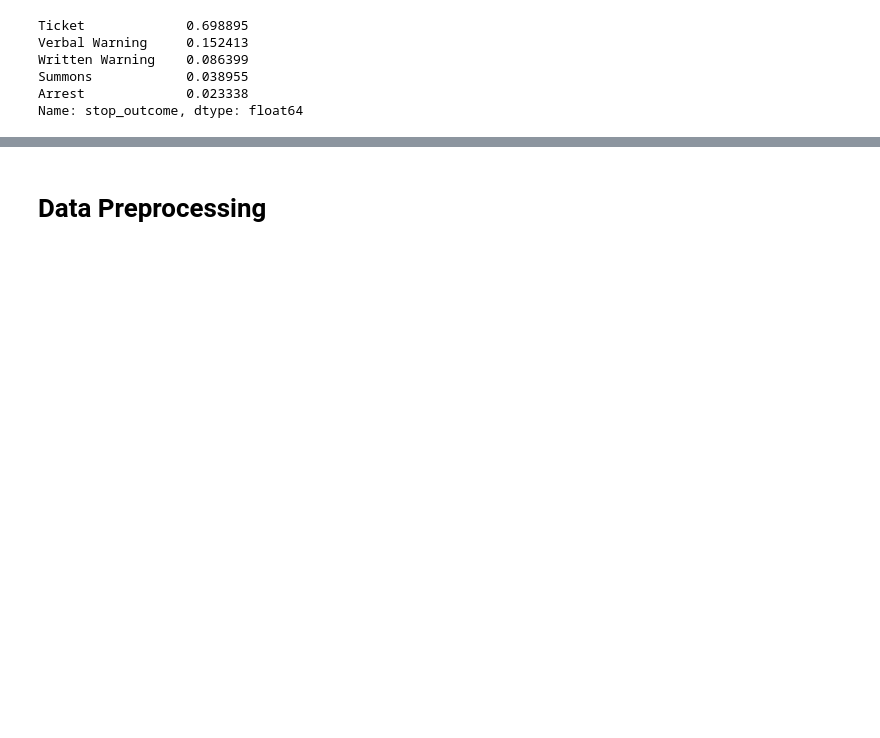
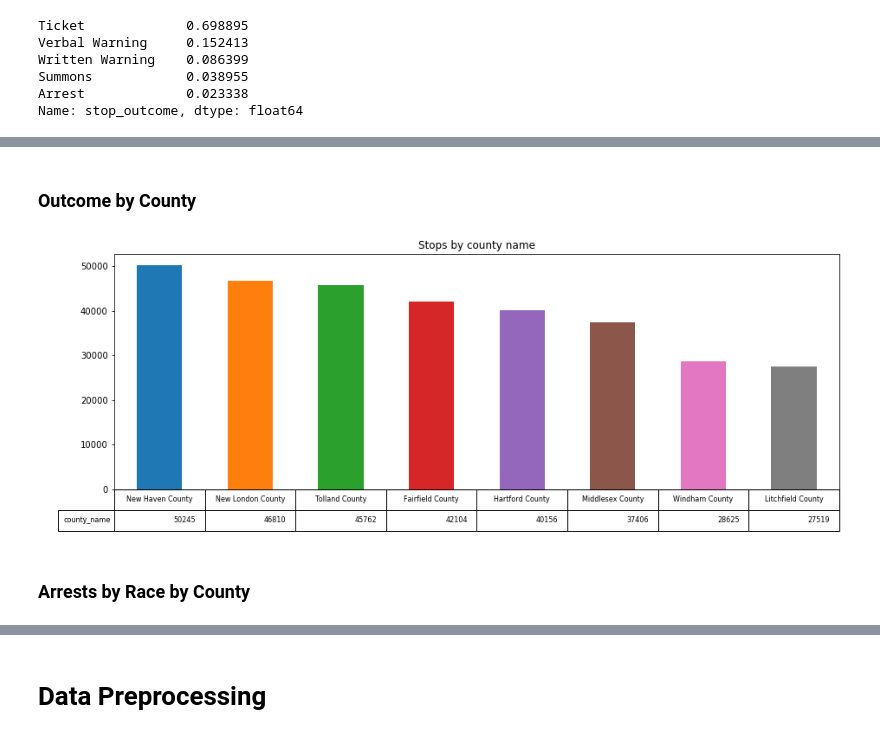
Before and after one commit to patrickmpoon/machine-learning, a Jupyter notebook: projects/capstone/data_exploration.ipynb, the cells around one changed output, grey strips where cells are left out. Drawn from its saved outputs; the diff is of its cells as text; code cells hidden in the pictures; blank space fills up the shorter version.

```diff
--- a/projects/capstone/data_exploration.ipynb
+++ b/projects/capstone/data_exploration.ipynb
@@ -123,0 +111,10 @@ array([2013, 2014, 2015], dtype=int64)
+# %% [markdown]
+### Outcome by County
+# %%
+outcomes_by_county = df['county_name'].value_counts().plot.bar(figsize=(15, 5), title='Stops by county name', table=True)
+outcomes_by_county.axes.get_xaxis().set_visible(False)
+outcomes_by_county.tables[0].scale(1, 2)
+# %% [output]
+[figure, added]
+# %% [markdown]
+### Arrests by Race by County
```
Also changed, not shown: parts of 72 cells of this notebook.
